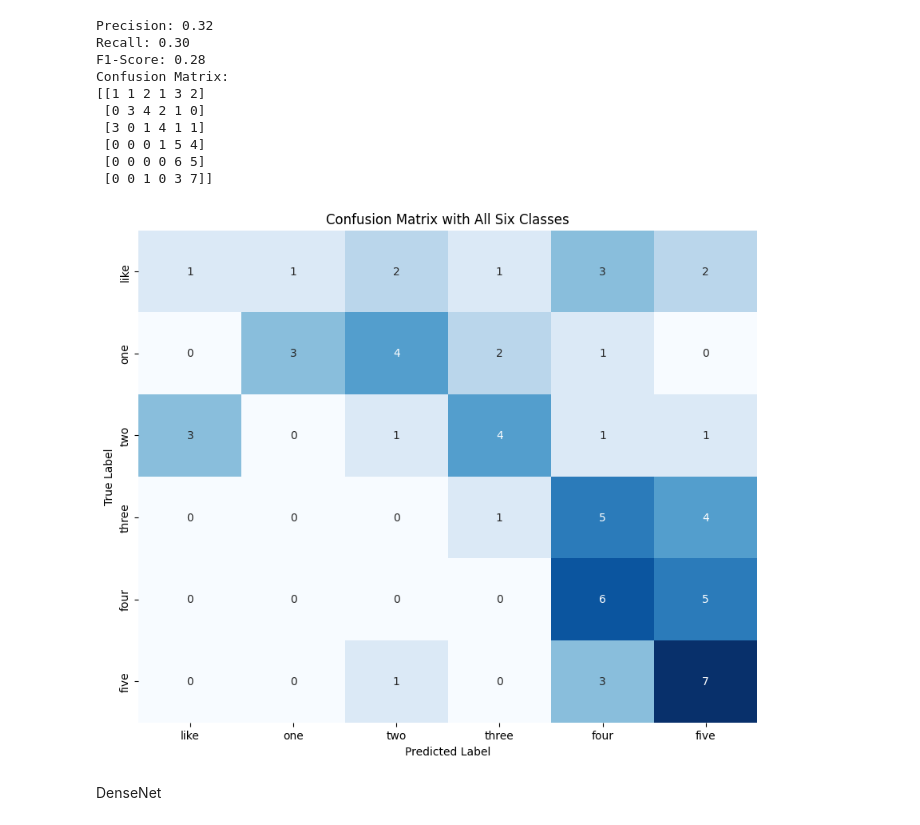
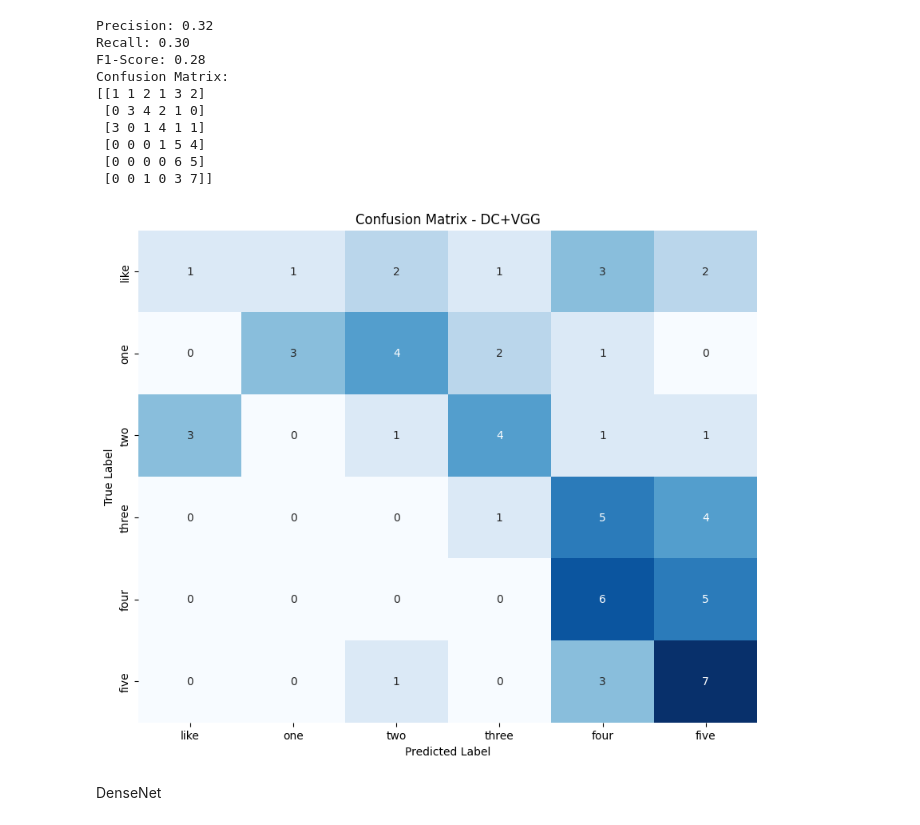
Before and after one commit to hsun26/CS445-Project, a Jupyter notebook: Dual_CNN_(use_new_dataset).ipynb, the cells around one changed output. Saved outputs shown, nothing was run; the diff lists cells and outputs as text; code cells hidden in the pictures.

```diff
--- a/Dual_CNN_(use_new_dataset).ipynb
+++ b/Dual_CNN_(use_new_dataset).ipynb
@@ -1700,20 +1700,20 @@ Confusion Matrix:
 # %%
 label_names = ['like', 'one', 'two', 'three', 'four', 'five']
 
 # Convert the names to the corresponding numeric labels for the confusion matrix
 numeric_labels = [0, 1, 2, 3, 4, 5]
 
 conf_matrix = confusion_matrix(labels_list, predictions, labels=numeric_labels)
 
 plt.figure(figsize=(10, 8))
 sns.heatmap(conf_matrix, annot=True, fmt="d", cmap="Blues", cbar=False,
             xticklabels=label_names, yticklabels=label_names)
 plt.xlabel("Predicted Label")
 plt.ylabel("True Label")
-plt.title("Confusion Matrix with All Six Classes")
+plt.title("Confusion Matrix - DC+VGG")
 plt.show()
 # %% [output]
-[figure, old version]
+[figure, new version]
 # %% [markdown]
 DenseNet
 # %%
```
Also changed, not shown: parts of 3 cells of this notebook.
